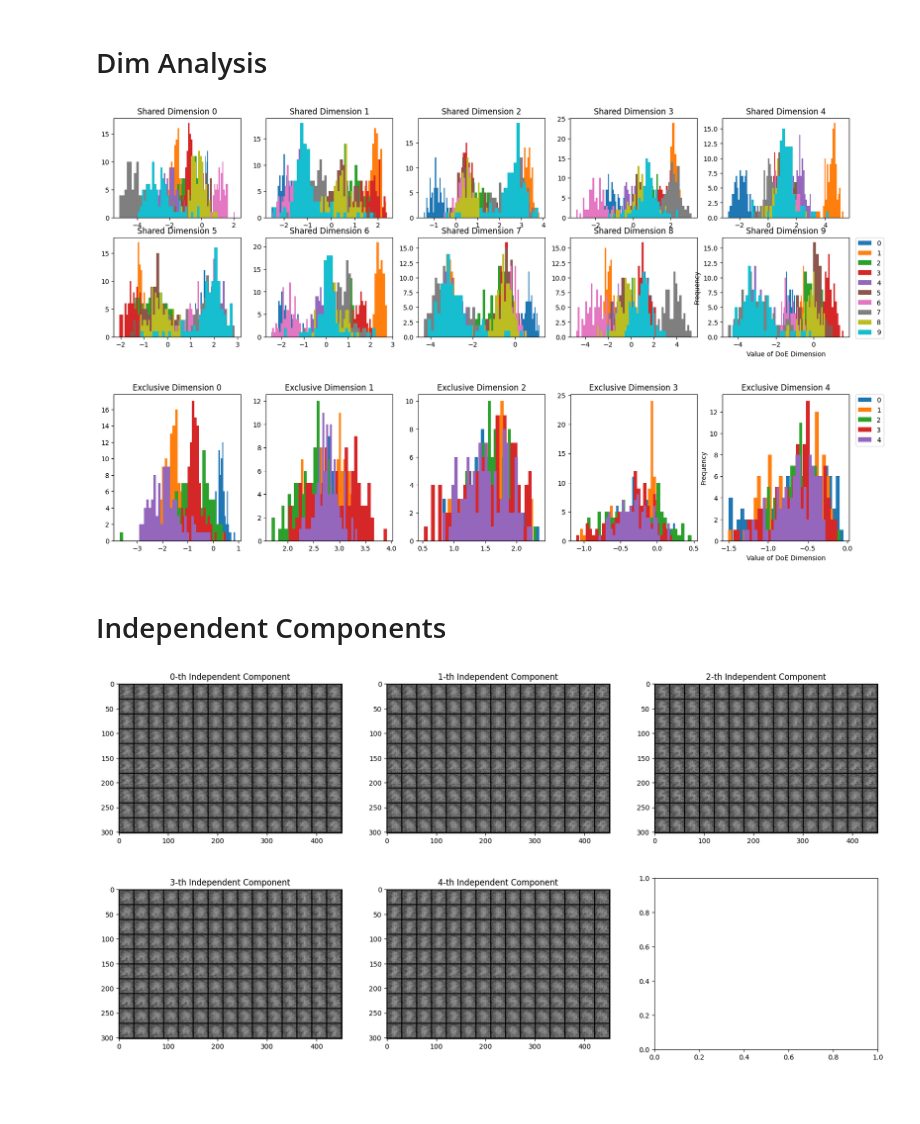
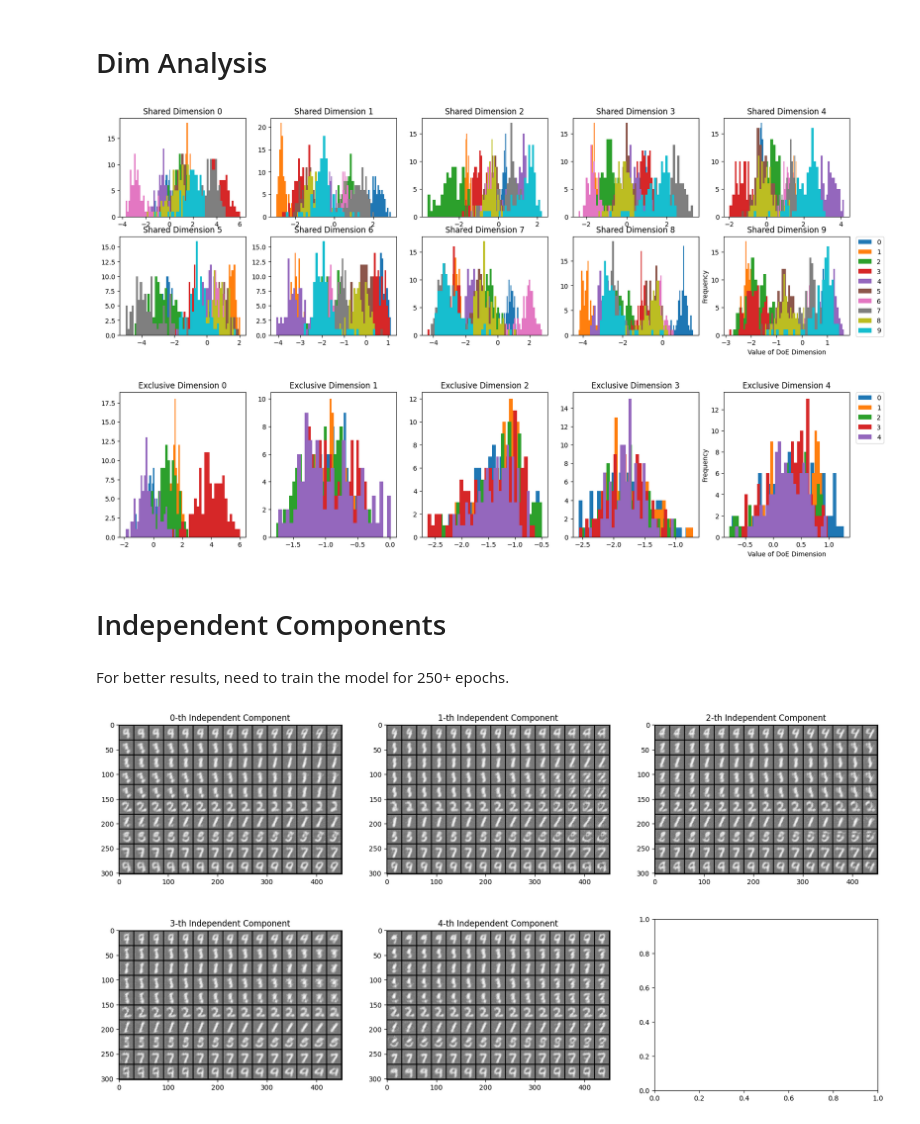
Before and after one commit to uk-cliplab/DiME, a Jupyter notebook: multiview-MNIST/disentanglement.ipynb, the cells around one changed output. Saved outputs shown, nothing was run; the diff lists cells and outputs as text; code cells hidden in the pictures; blank space fills up the shorter version.

```diff
--- a/multiview-MNIST/disentanglement.ipynb
+++ b/multiview-MNIST/disentanglement.ipynb
@@ -68,7 +68,7 @@ vu.visualize_multiview_dataset(multiview_test_loader, img_size=img_size)
 ## Train disentangled model
 # %%
 disentangled_model = tu.train_model("mv_doe_conditional_recon", multiview_loader, multiview_test_loader, device=torch.device("cuda:0"), lr=0.0001, recon_dims=5,
-        num_epochs=20, latent_dim=10, linear_size = 1024, img_size=(1,28,28), architecture="CNN",
+        num_epochs=100, latent_dim=10, linear_size = 1024, img_size=(1,28,28), architecture="CNN",
         show_progress=True, num_classes=10, show_subprogress=True, experiment_name="disentangle", visualize_tsne=False)
 # %% [output]
 Epoch 1
@@ -130,7 +130,7 @@ plt.ylabel("Frequency")
 plt.legend(bbox_to_anchor=(1.05, 1), loc=2, borderaxespad=0.0)
 plt.show()
 # %% [output]
-[figure, old version]
+[figure, new version]
 # %%
 batch, labels = next(iter(multiview_test_loader))
 rotbatch, normalbatch = batch
@@ -160,9 +160,11 @@ plt.ylabel("Frequency")
 plt.legend(bbox_to_anchor=(1.05, 1), loc=2, borderaxespad=0.0)
 plt.show()
 # %% [output]
-[figure, old version]
+[figure, new version]
 # %% [markdown]
 # Independent Components
+# %% [markdown]
+For better results, need to train the model for 250+ epochs.
 # %%
 from sklearn.decomposition import fastica
 
@@ -178,11 +180,11 @@ normalbatch = normalbatch.cuda()
 
 relevantsamples = [43, 0, 2, 1, 11, 29, 25, 63, 38, 19]
 
-disentangled_model.change_view(0)
+disentangled_model.change_view(1)
 normal_encs = disentangled_model.get_whole_latent(rotbatch)
 exclusive_dims = normal_encs[:, -numlatent:]
 
-disentangled_model.change_view(0)
+disentangled_model.change_view(1)
 X = exclusive_dims.detach().cpu()
 K, W_inv, S, t = fastica(X, whiten=False, return_n_iter=True, random_state=rs)
 
@@ -203,31 +205,31 @@ for i in range(numlatent):
 
             # transform to IC space
             newstep_ex = newstep[:, -numlatent:].double().cpu()
             newstep_trans = W @ newstep_ex.T
 
             # take step on IC
             newstep_trans[i] += stepsize
 
             # transform back to mixed space
 
             newstep_ex = W_inv @ newstep_trans
 
             newstep[:, -numlatent:] = newstep_ex.T
 
             rotdec = disentangled_model.decode_modified_latent(newstep)
 
             rots[stepidx + idx*numSteps, :] = rotdec[0]
 
 
     grid = torchvision.utils.make_grid(rots, nrow=numSteps)
 
     axrow = i // 3
     axcol = i % 3
 
     ax[axrow][axcol].imshow(grid.permute((1, 2, 0)))
     ax[axrow][axcol].set_title("%d-th Independent Component" % i)
 
 #ax[-1,-1].axis('off')
 plt.show()
 # %% [output]
-[figure, old version]
+[figure, new version]
```
Also changed, not shown: parts of 2 cells of this notebook, 2 other files.
